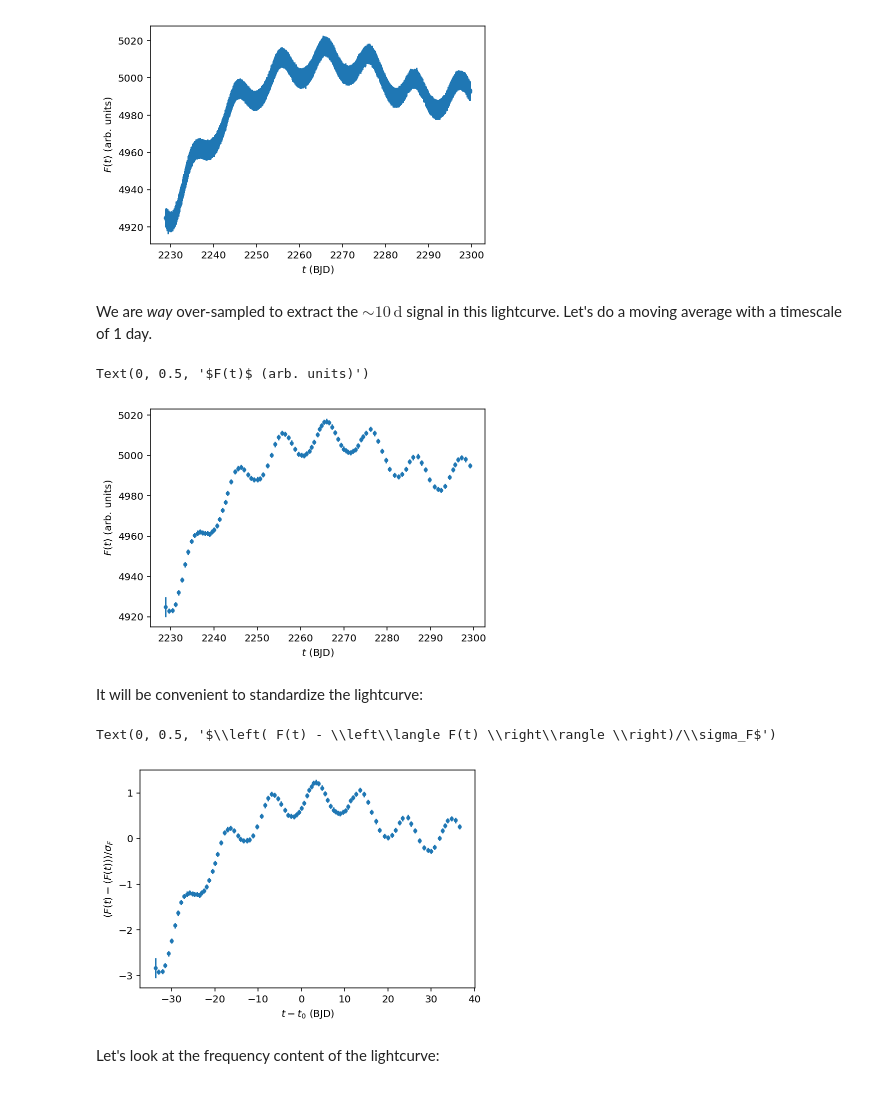
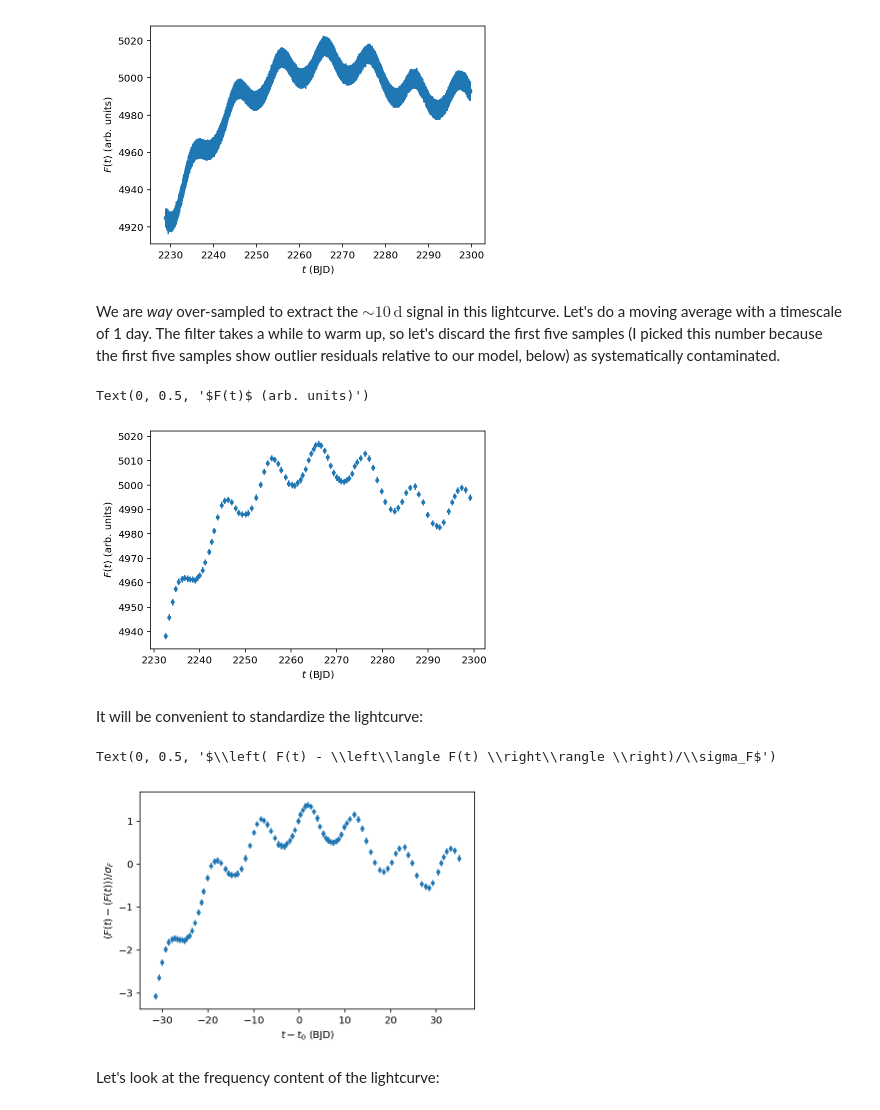
Before and after one commit to bfarr/exocartographer, a Jupyter notebook: stan/EMTest.ipynb, the cells around one changed output. Saved outputs shown, nothing was run; the diff lists cells and outputs as text; code cells hidden in the pictures.

Commit message:
Re-runs dropping first five data points (systematics).

```diff
--- a/stan/EMTest.ipynb
+++ b/stan/EMTest.ipynb
@@ -34,34 +34,35 @@ ylabel(r'$F(t)$ (arb. units)')
 Text(0, 0.5, '$F(t)$ (arb. units)')
 [figure]
 # %% [markdown]
-We are *way* over-sampled to extract the $\sim 10 \, \mathrm{d}$ signal in this lightcurve.  Let's do a moving average with a timescale of 1 day.
+We are *way* over-sampled to extract the $\sim 10 \, \mathrm{d}$ signal in this lightcurve.  Let's do a moving average with a timescale of 1 day.  The filter takes a while to warm up, so let's discard the first five samples (I picked this number because the first five samples show outlier residuals relative to our model, below) as systematically contaminated.
 # %%
 ma_flux = [flux[0]]
 ma_flux_error = [flux_error[0]]
 for i in range(1, len(ts)):
     dt = ts[i] - ts[i-1]
     wt = exp(-dt)
 
     wt0 = 1.0/(1.0 + wt)
     wt1 = wt/(1.0 + wt)
 
     ma_flux.append(wt0*flux[i] + wt1*ma_flux[-1])
     ma_flux_error.append(sqrt(wt0*wt0*flux_error[i] + wt1*wt1*ma_flux_error[-1]))
 ma_flux = array(ma_flux)
 ma_flux_error = array(ma_flux_error)
 
 dec_factor = int(round(1/diff(ts)[0]))
-ts_ma = ts[::dec_factor]
-ma_flux = ma_flux[::dec_factor]
-ma_flux_error = ma_flux_error[::dec_factor]
+ndrop = 5
+ts_ma = ts[::dec_factor][ndrop:]
+ma_flux = ma_flux[::dec_factor][ndrop:]
+ma_flux_error = ma_flux_error[::dec_factor][ndrop:]
 
 errorbar(ts_ma, ma_flux, ma_flux_error, fmt='.')
 
 xlabel(r'$t$ (BJD)')
 ylabel(r'$F(t)$ (arb. units)')
 # %% [output]
 Text(0, 0.5, '$F(t)$ (arb. units)')
-[figure, old version]
+[figure, new version]
 # %% [markdown]
 It will be convenient to standardize the lightcurve:
 # %%
@@ -79,7 +80,7 @@ xlabel(r'$t-t_0$ (BJD)')
 ylabel(r'$\left( F(t) - \left\langle F(t) \right\rangle \right)/\sigma_F$')
 # %% [output]
 Text(0, 0.5, '$\\left( F(t) - \\left\\langle F(t) \\right\\rangle \\right)/\\sigma_F$')
-[figure, old version]
+[figure, new version]
 # %% [markdown]
 Let's look at the frequency content of the lightcurve:
 # %%
```
Also changed, not shown: parts of 14 cells of this notebook, 1 other file.
